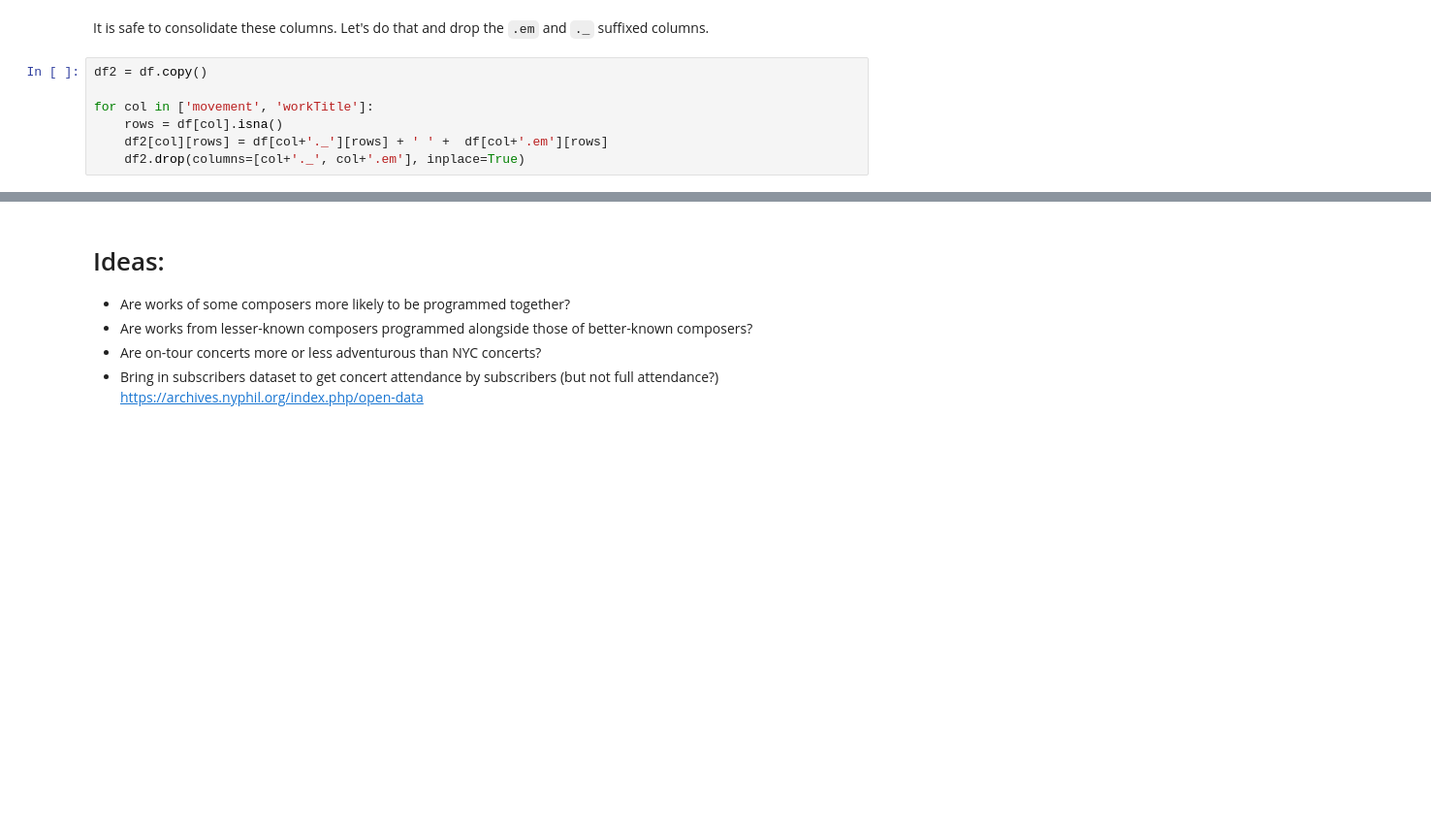
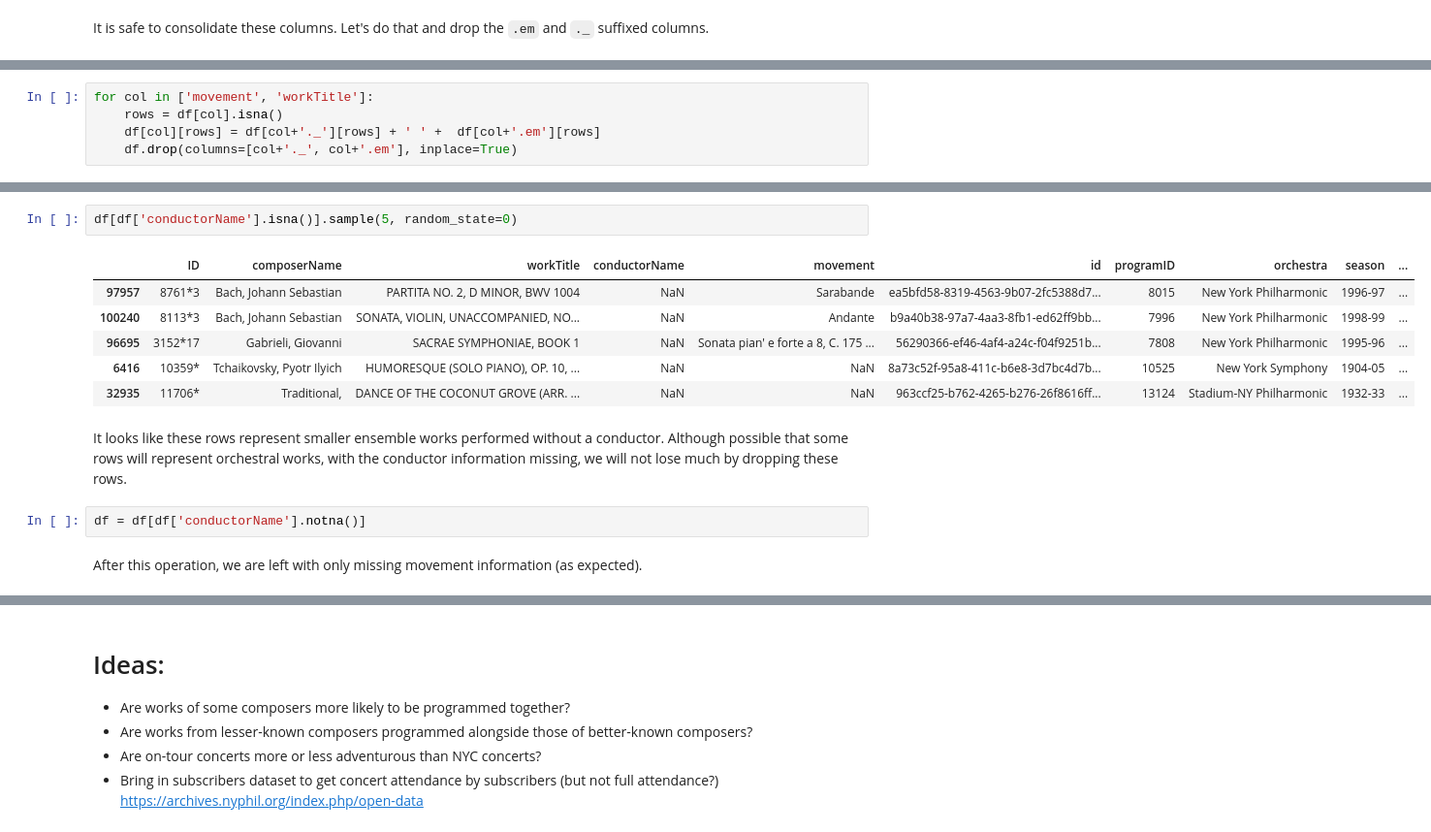
Before and after one commit to physinet/NY-Phil-EDA, a Jupyter notebook: EDA.ipynb, the cells around one changed output, grey strips where cells are left out. Shown at 97% size. Drawn from its saved outputs; the diff is of its cells as text; blank space fills up the shorter version.

```diff
--- a/EDA.ipynb
+++ b/EDA.ipynb
@@ -105,10 +230,3 @@ for col in ['movement', 'workTitle']:
 0
 # %% [markdown]
 It is safe to consolidate these columns. Let's do that and drop the `.em` and `._` suffixed columns.
-# %%
-df2 = df.copy()
-
-for col in ['movement', 'workTitle']:
-    rows = df[col].isna()
-    df2[col][rows] = df[col+'._'][rows] + ' ' +  df[col+'.em'][rows]
-    df2.drop(columns=[col+'._', col+'.em'], inplace=True)
@@ -247,0 +233,5 @@ Name: orchestra, dtype: int64
+# %%
+for col in ['movement', 'workTitle']:
+    rows = df[col].isna()
+    df[col][rows] = df[col+'._'][rows] + ' ' +  df[col+'.em'][rows]
+    df.drop(columns=[col+'._', col+'.em'], inplace=True)
@@ -247,0 +261,15 @@ Name: orchestra, dtype: int64
+# %%
+df[df['conductorName'].isna()].sample(5, random_state=0)
+# %% [output]
+|  | ID | composerName | workTitle | conductorName | movement | id | programID | orchestra | season | ... |
+| 97957 | 8761*3 | Bach, Johann Sebastian | PARTITA NO. 2, D MINOR, BWV 1004 | NaN | Sarabande | ea5bfd58-8319-4563-9b07-2fc5388d7... | 8015 | New York Philharmonic | 1996-97 | ... |
+| 100240 | 8113*3 | Bach, Johann Sebastian | SONATA, VIOLIN, UNACCOMPANIED, NO... | NaN | Andante | b9a40b38-97a7-4aa3-8fb1-ed62ff9bb... | 7996 | New York Philharmonic | 1998-99 | ... |
+| 96695 | 3152*17 | Gabrieli, Giovanni | SACRAE SYMPHONIAE, BOOK 1 | NaN | Sonata pian' e forte a 8, C. 175 ... | 56290366-ef46-4af4-a24c-f04f9251b... | 7808 | New York Philharmonic | 1995-96 | ... |
+| 6416 | 10359* | Tchaikovsky, Pyotr Ilyich | HUMORESQUE (SOLO PIANO), OP. 10, ... | NaN | NaN | 8a73c52f-95a8-411c-b6e8-3d7bc4d7b... | 10525 | New York Symphony | 1904-05 | ... |
+| 32935 | 11706* | Traditional, | DANCE OF THE COCONUT GROVE (ARR. ... | NaN | NaN | 963ccf25-b762-4265-b276-26f8616ff... | 13124 | Stadium-NY Philharmonic | 1932-33 | ... |
+# %% [markdown]
+It looks like these rows represent smaller ensemble works performed without a conductor. Although possible that some rows will represent orchestral works, with the conductor information missing, we will not lose much by dropping these rows.
+# %%
+df = df[df['conductorName'].notna()]
+# %% [markdown]
+After this operation, we are left with only missing movement information (as expected).
```
Also changed, not shown: parts of 76 cells of this notebook.
